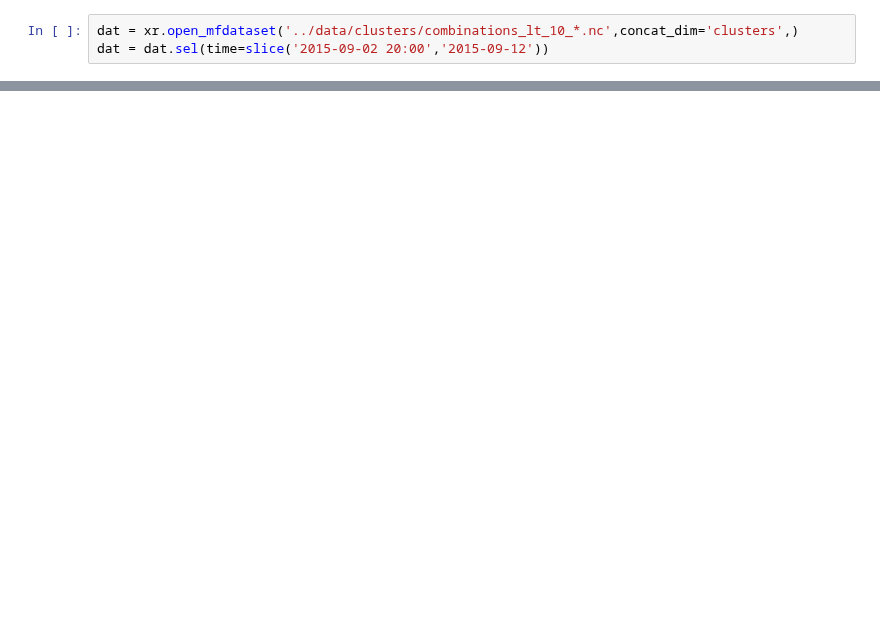
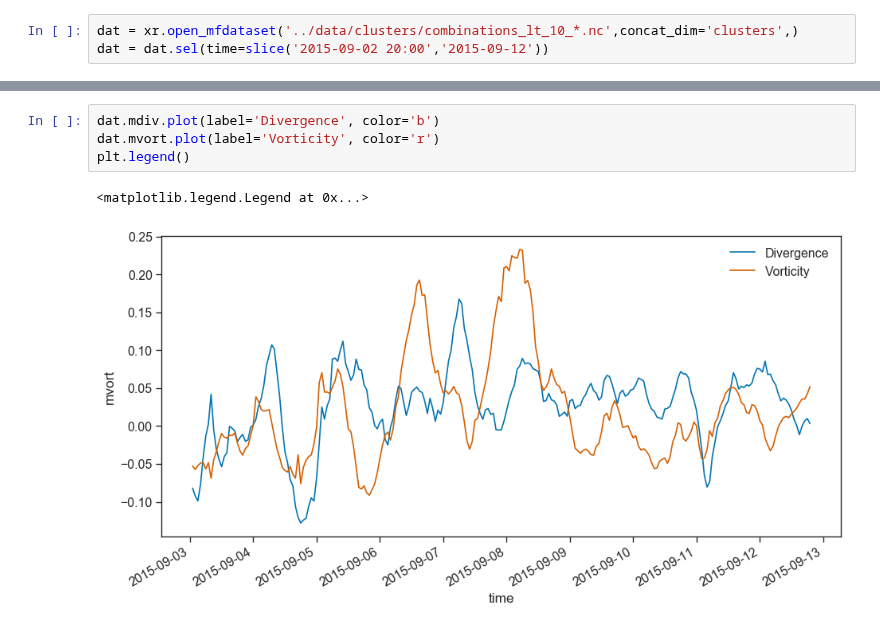
Before and after one commit to sessink/velocity_gradients, a Jupyter notebook: notebooks/timeseries.ipynb, the cells around one changed output, grey strips where cells are left out. Drawn from its saved outputs; the diff is of its cells as text; blank space fills up the shorter version.

```diff
--- a/notebooks/timeseries.ipynb
+++ b/notebooks/timeseries.ipynb
@@ -116,0 +134,7 @@ plt.savefig('timeseries.pdf')
+# %%
+dat.mdiv.plot(label='Divergence', color='b')
+dat.mvort.plot(label='Vorticity', color='r')
+plt.legend()
+# %% [output]
+<matplotlib.legend.Legend at 0x...>
+[figure, added]
```
Also changed, not shown: parts of 6 cells of this notebook, 2 other files.
